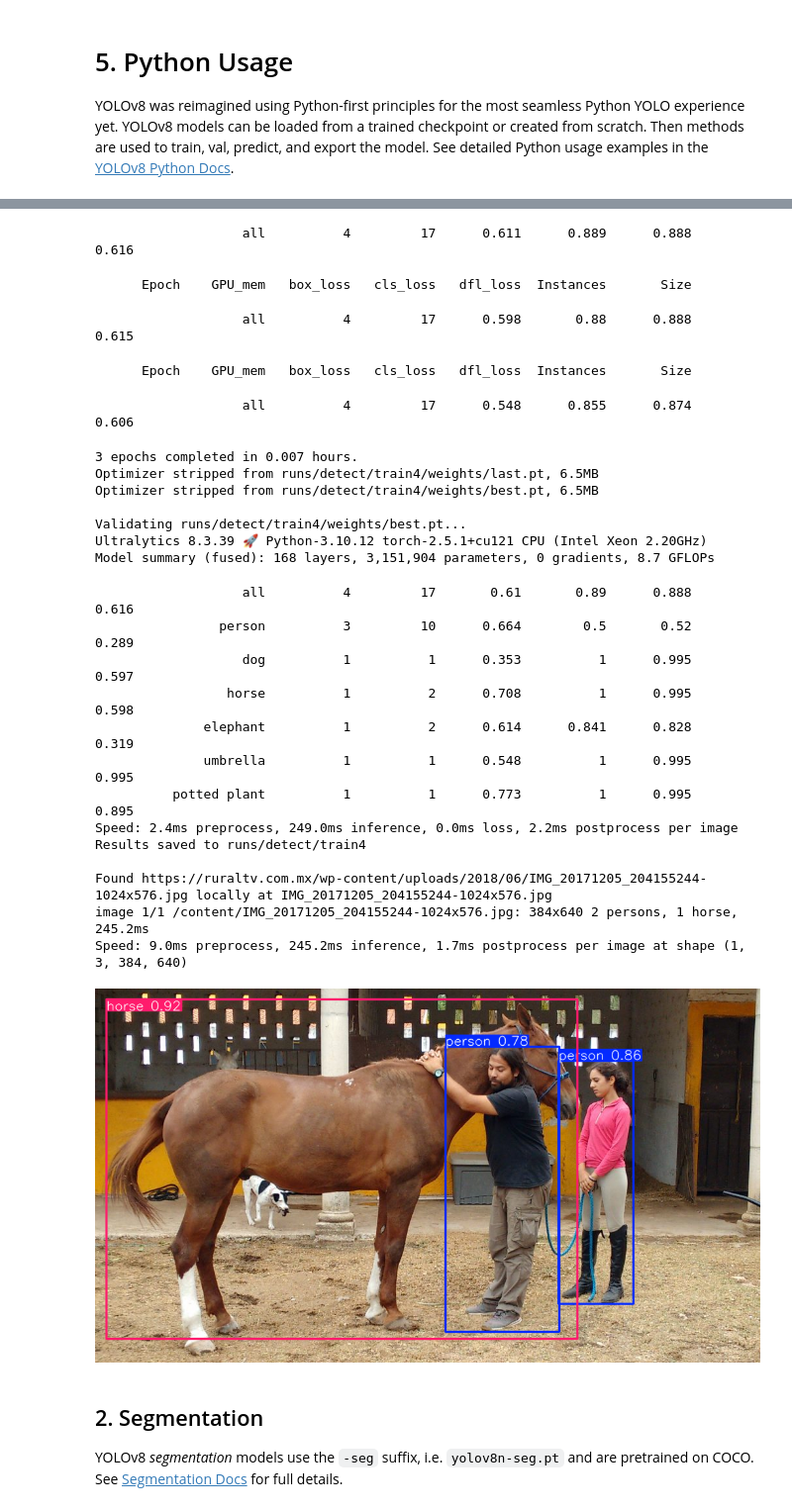
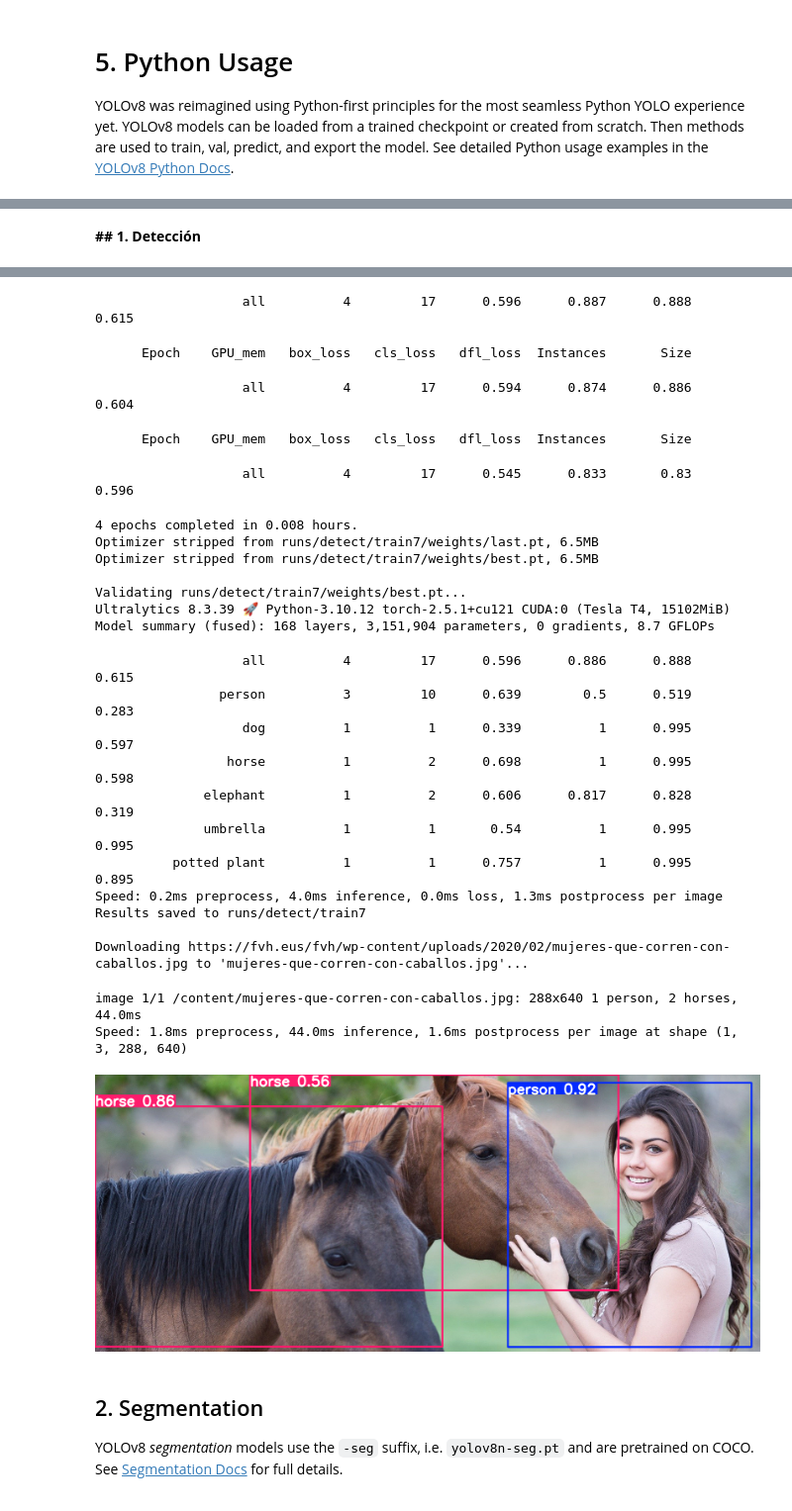
Before and after one commit to mpjuarez/aprendizaje-profundo, a Jupyter notebook: YOLOv8_Taller_MIAA_mj.ipynb, the cells around one changed output, grey strips where cells are left out. Shown at 99% size. Cells and saved outputs as stored; diff of their text form; code cells hidden in the pictures.

```diff
--- a/YOLOv8_Taller_MIAA_mj.ipynb
+++ b/YOLOv8_Taller_MIAA_mj.ipynb
@@ -261,12 +261,14 @@ YOLOv8 _detection_ models have no suffix and are the default YOLOv8 models, i.e.
+# %% [markdown]
+**## 1. Detección**
 # %%
 # Cargar un modelo YOLOv8 preentrenado
 model = YOLO('yolov8n.pt')
 
 # Entrenar el modelo (opcional si solo quieres predicciones)
-model.train(data='coco8.yaml', epochs=3, batch=16)
+model.train(data='coco8.yaml', epochs=4, batch=16)
 
 # Realizar predicción en la imagen
-results = model('https://ruraltv.com.mx/wp-content/uploads/2018/06/IMG_20171205_204155244-1024x576.jpg')
+results = model('https://fvh.eus/fvh/wp-content/uploads/2020/02/mujeres-que-corren-con-caballos.jpg')
 
 # Guardar y mostrar resultados
 for result in results:
@@ -301,31 +306,31 @@ Starting training for 3 epochs...
 
       Epoch    GPU_mem   box_loss   cls_loss   dfl_loss  Instances       Size
-                   all          4         17      0.611      0.889      0.888      0.616
+                   all          4         17      0.596      0.887      0.888      0.615
       Epoch    GPU_mem   box_loss   cls_loss   dfl_loss  Instances       Size
-                   all          4         17      0.598       0.88      0.888      0.615
+                   all          4         17      0.594      0.874      0.886      0.604
       Epoch    GPU_mem   box_loss   cls_loss   dfl_loss  Instances       Size
-                   all          4         17      0.548      0.855      0.874      0.606
+                   all          4         17      0.545      0.833       0.83      0.596
-3 epochs completed in 0.007 hours.
-Optimizer stripped from runs/detect/train4/weights/last.pt, 6.5MB
-Optimizer stripped from runs/detect/train4/weights/best.pt, 6.5MB
+4 epochs completed in 0.008 hours.
+Optimizer stripped from runs/detect/train7/weights/last.pt, 6.5MB
+Optimizer stripped from runs/detect/train7/weights/best.pt, 6.5MB
 
-Validating runs/detect/train4/weights/best.pt...
-Ultralytics 8.3.39 🚀 Python-3.10.12 torch-2.5.1+cu121 CPU (Intel Xeon 2.20GHz)
+Validating runs/detect/train7/weights/best.pt...
+Ultralytics 8.3.39 🚀 Python-3.10.12 torch-2.5.1+cu121 CUDA:0 (Tesla T4, 15102MiB)
 Model summary (fused): 168 layers, 3,151,904 parameters, 0 gradients, 8.7 GFLOPs
-                   all          4         17       0.61       0.89      0.888      0.616
-                person          3         10      0.664        0.5       0.52      0.289
-                   dog          1          1      0.353          1      0.995      0.597
-                 horse          1          2      0.708          1      0.995      0.598
-              elephant          1          2      0.614      0.841      0.828      0.319
-              umbrella          1          1      0.548          1      0.995      0.995
-          potted plant          1          1      0.773          1      0.995      0.895
-Speed: 2.4ms preprocess, 249.0ms inference, 0.0ms loss, 2.2ms postprocess per image
-Results saved to runs/detect/train4
+                   all          4         17      0.596      0.886      0.888      0.615
+                person          3         10      0.639        0.5      0.519      0.283
+                   dog          1          1      0.339          1      0.995      0.597
+                 horse          1          2      0.698          1      0.995      0.598
+              elephant          1          2      0.606      0.817      0.828      0.319
+              umbrella          1          1       0.54          1      0.995      0.995
+          potted plant          1          1      0.757          1      0.995      0.895
+Speed: 0.2ms preprocess, 4.0ms inference, 0.0ms loss, 1.3ms postprocess per image
+Results saved to runs/detect/train7
 
-Found https://ruraltv.com.mx/wp-content/uploads/2018/06/IMG_20171205_204155244-1024x576.jpg locally at IMG_20171205_204155244-1024x576.jpg
-image 1/1 /content/IMG_20171205_204155244-1024x576.jpg: 384x640 2 persons, 1 horse, 245.2ms
-Speed: 9.0ms preprocess, 245.2ms inference, 1.7ms postprocess per image at shape (1, 3, 384, 640)
+Downloading https://fvh.eus/fvh/wp-content/uploads/2020/02/mujeres-que-corren-con-caballos.jpg to 'mujeres-que-corren-con-caballos.jpg'...
+image 1/1 /content/mujeres-que-corren-con-caballos.jpg: 288x640 1 person, 2 horses, 44.0ms
+Speed: 1.8ms preprocess, 44.0ms inference, 1.6ms postprocess per image at shape (1, 3, 288, 640)
-[figure, old version]
+[figure, new version]
 # %% [markdown]
 ## 2. Segmentation
 
```
Also changed, not shown: parts of 10 cells of this notebook.
